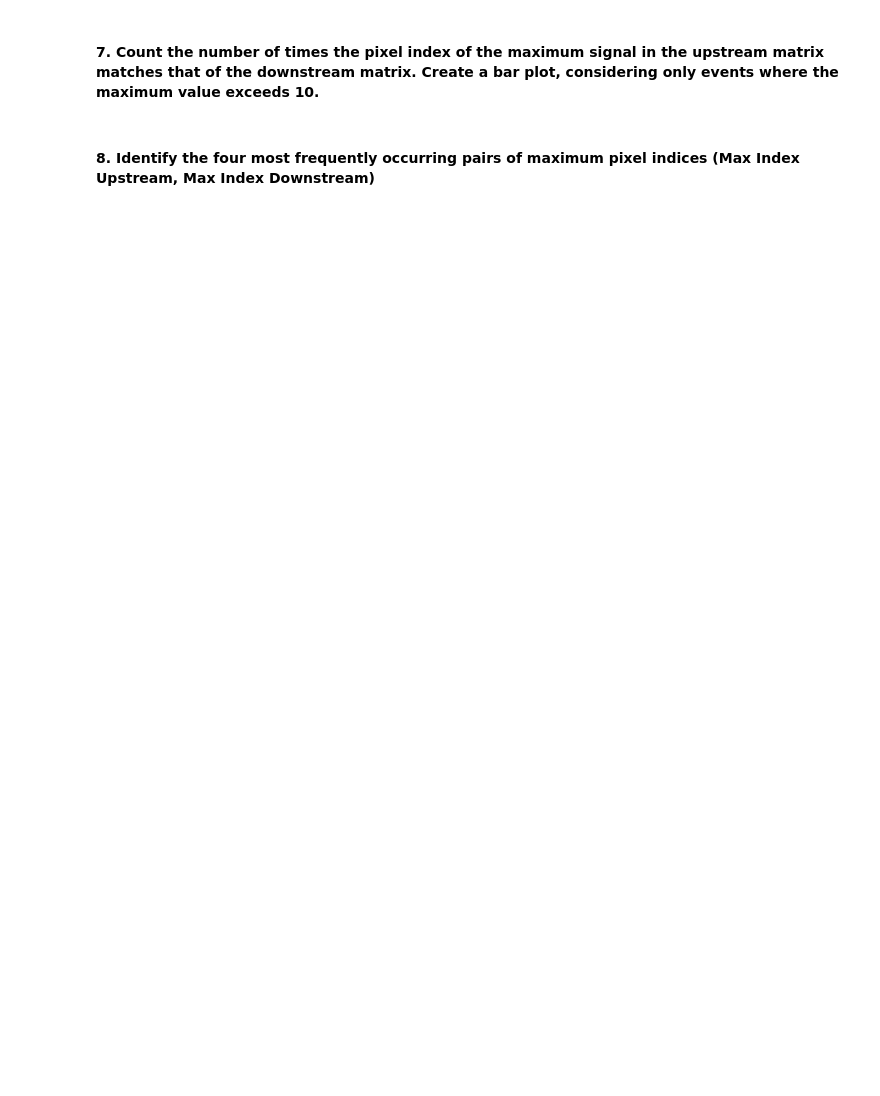
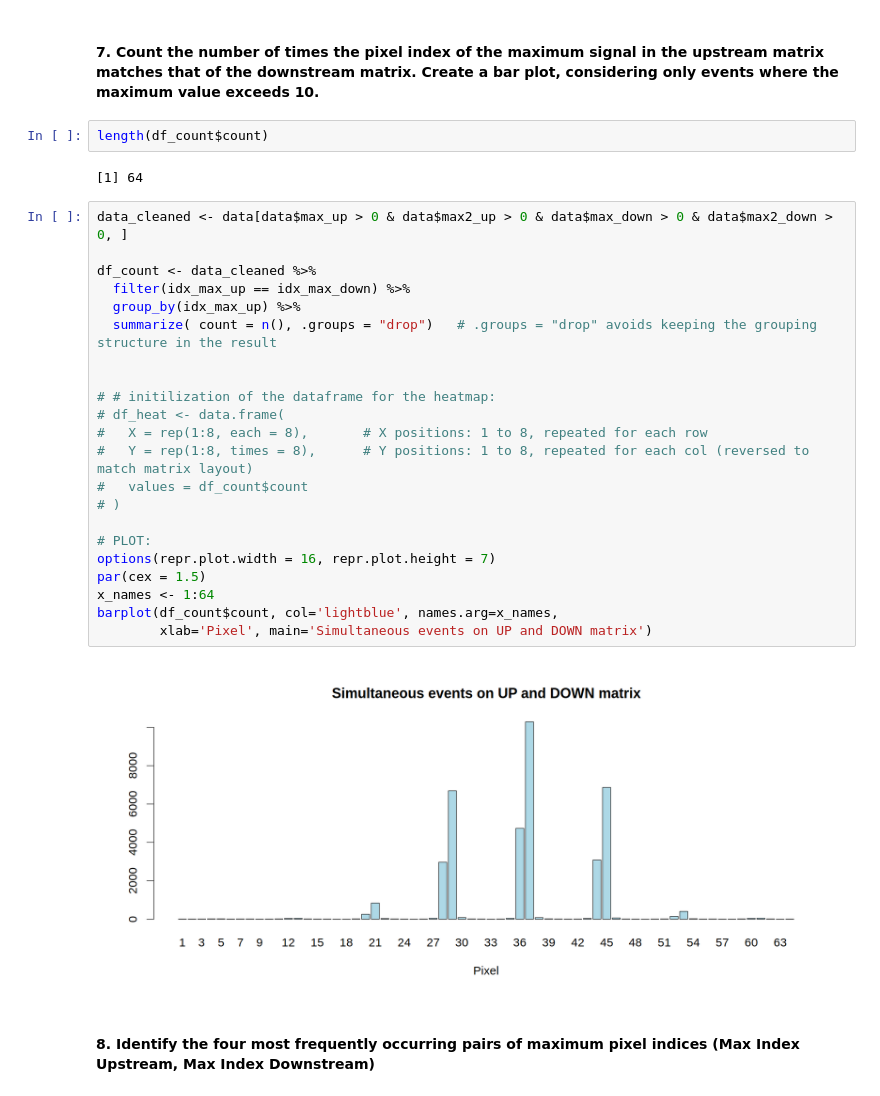
Before and after one commit to seccobenedetto/ex_Advanced_Statistics, a Jupyter notebook: lab_1/lab_1.ipynb, the cells around one changed output. Cells and saved outputs as stored; diff of their text form; blank space fills up the shorter version.

```diff
--- a/lab_1/lab_1.ipynb
+++ b/lab_1/lab_1.ipynb
@@ -707,4 +738,32 @@ head( sort( data_cleaned_up$ratio_up[ data_cleaned_up$max_up >= 10 & data_cleane
 # %% [markdown]
 #### 7. Count the number of times the pixel index of the maximum signal in the upstream matrix matches that of the downstream matrix. Create a bar plot, considering only events where the maximum value exceeds 10.
+# %%
+length(df_count$count)
+# %% [output]
+[1] 64
+# %%
+data_cleaned <- data[data$max_up > 0 & data$max2_up > 0 & data$max_down > 0 & data$max2_down > 0, ]
+
+df_count <- data_cleaned %>%
+  filter(idx_max_up == idx_max_down) %>%
+  group_by(idx_max_up) %>%
+  summarize( count = n(), .groups = "drop")   # .groups = "drop" avoids keeping the grouping structure in the result
+
+
+# # initilization of the dataframe for the heatmap:
+# df_heat <- data.frame(
+#   X = rep(1:8, each = 8),       # X positions: 1 to 8, repeated for each row
+#   Y = rep(1:8, times = 8),      # Y positions: 1 to 8, repeated for each col (reversed to match matrix layout)
+#   values = df_count$count
+# )
+
+# PLOT:
+options(repr.plot.width = 16, repr.plot.height = 7)
+par(cex = 1.5)
+x_names <- 1:64
+barplot(df_count$count, col='lightblue', names.arg=x_names,
+        xlab='Pixel', main='Simultaneous events on UP and DOWN matrix')
+# %% [output]
+[figure, added]
 # %% [markdown]
 #### 8. Identify the four most frequently occurring pairs of maximum pixel indices (Max Index Upstream, Max Index Downstream)
```
Also changed, not shown: parts of 13 cells of this notebook.
